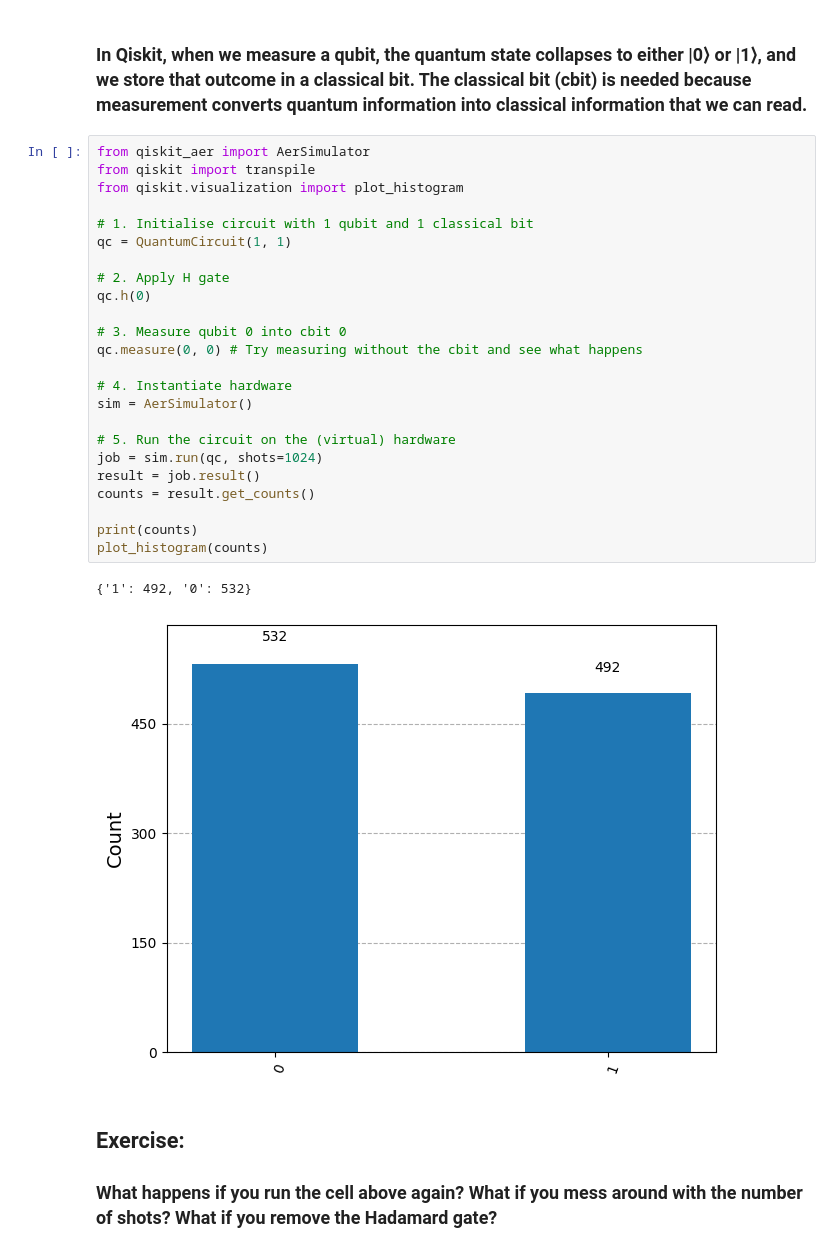
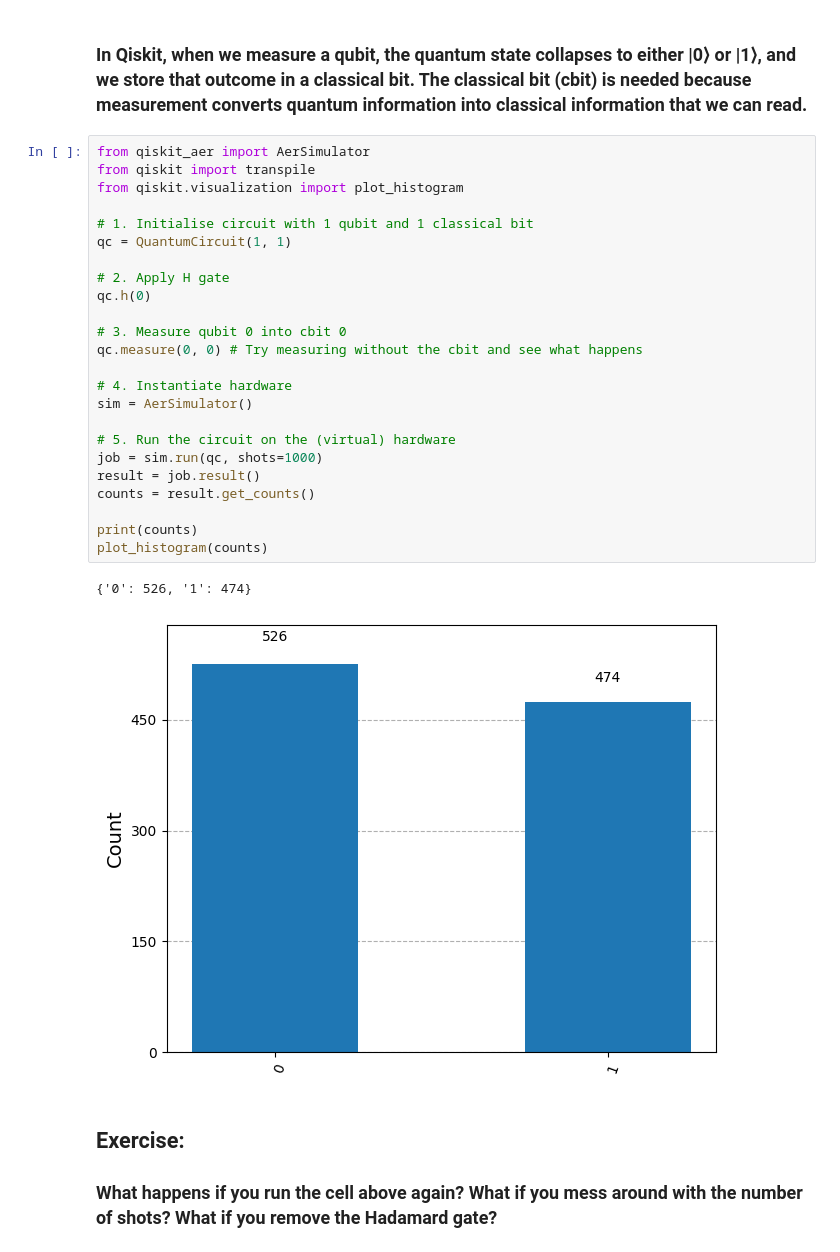
Before and after one commit to JoeyRogers-svg/Qiskit-fundamentals-course, a Jupyter notebook: 1-single-qubit-gates-and-visualisation.ipynb, the cells around one changed output. Drawn from its saved outputs; the diff is of its cells as text.

```diff
--- a/1-single-qubit-gates-and-visualisation.ipynb
+++ b/1-single-qubit-gates-and-visualisation.ipynb
@@ -247,30 +255,30 @@ Measurement probabilities:
 # %%
 from qiskit_aer import AerSimulator
 from qiskit import transpile
 from qiskit.visualization import plot_histogram
 
 # 1. Initialise circuit with 1 qubit and 1 classical bit
 qc = QuantumCircuit(1, 1)
 
 # 2. Apply H gate
 qc.h(0)
 
 # 3. Measure qubit 0 into cbit 0
 qc.measure(0, 0) # Try measuring without the cbit and see what happens
 
 # 4. Instantiate hardware
 sim = AerSimulator()
 
 # 5. Run the circuit on the (virtual) hardware
-job = sim.run(qc, shots=1024)
+job = sim.run(qc, shots=1000)
 result = job.result()
 counts = result.get_counts()
 
 print(counts)
 plot_histogram(counts)
 # %% [output]
-{'1': 492, '0': 532}
+{'0': 526, '1': 474}
-[figure, old version]
+[figure, new version]
 # %% [markdown]
 ## Exercise:
 ### What happens if you run the cell above again? What if you mess around with the number of shots? What if you remove the Hadamard gate?
```
Also changed, not shown: parts of 4 cells of this notebook, 3 other files.
